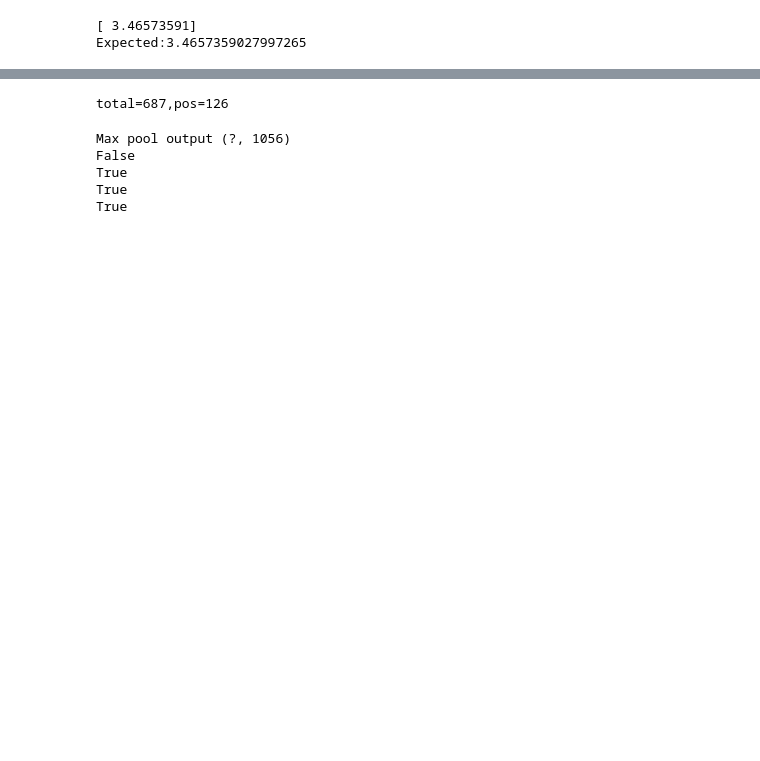
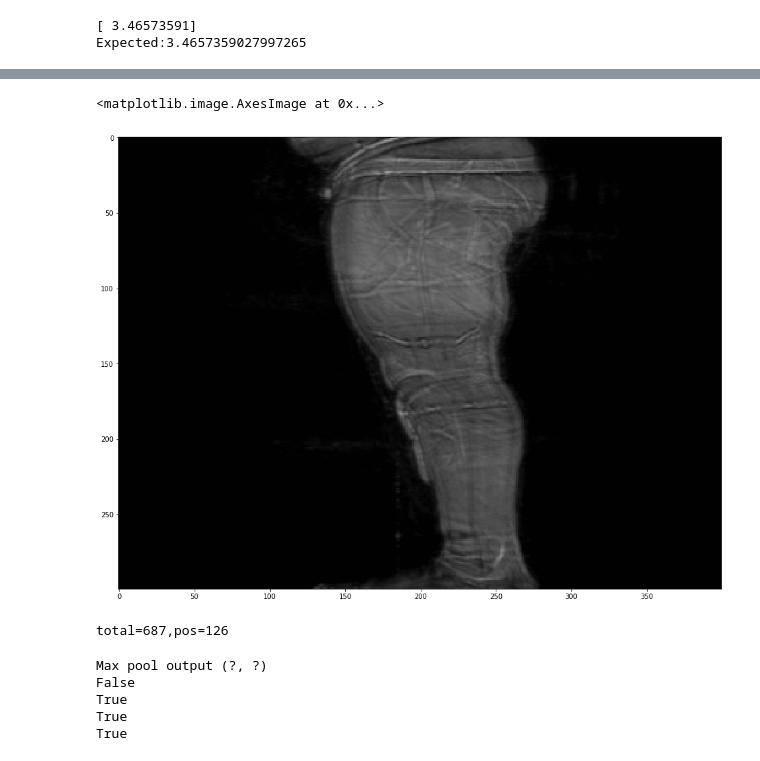
Before and after one commit to brayan07/machine-learning, a Jupyter notebook: projects/capstone/DHSThreatRecognition/Part Review and Simple Case Study.ipynb, the cells around one changed output, grey strips where cells are left out. Drawn from its saved outputs; the diff is of its cells as text; code cells hidden in the pictures; blank space fills up the shorter version.

```diff
--- a/projects/capstone/DHSThreatRecognition/Part Review and Simple Case Study.ipynb
+++ b/projects/capstone/DHSThreatRecognition/Part Review and Simple Case Study.ipynb
@@ -164,7 +166,7 @@ from keras.metrics import binary_accuracy
 from keras.layers.wrappers import TimeDistributed
 from keras.layers.recurrent import LSTM
 from keras.losses import binary_crossentropy
-from keras.applications.inception_v3 import InceptionV3
+from keras.applications.inception_v3 import InceptionV3,preprocess_input
 from keras.layers.core import Lambda
 import tensorflow as tf
 
@@ -199,7 +201,7 @@ def getSingleLegModel(lstm_dim=5):
     #preprocess and extract channels
     input_img_pp = Lambda(ToRGB)(input_img)
     input_img_pp = Lambda(ToGreyScale)(input_img_pp)
-    input_img_pp = Lambda(resv2.preprocess_input)(input_img_pp)
+    input_img_pp = Lambda(preprocess_input)(input_img_pp)
     input_img_pp = Lambda(ToNewShape)(input_img_pp)
 
     #Load resnet
@@ -213,13 +215,13 @@ def getSingleLegModel(lstm_dim=5):
 
     #Take off top
     reduced_net = Model(incep.input,[incep.get_layer('mixed1').output,
-                                    incep.get_layer('mixed3').output])
+                                    incep.get_layer('mixed8').output,
+                                    incep.get_layer('mixed10').output])
     output = reduced_net(input_img_pp)
     out_reduced = []
     for out in output:
         out_reduced.append(GlobalMaxPool2D()(out))
     mixed_layers = Concatenate()(out_reduced)
-    print("Max pool output {}".format(mixed_layers.shape))
     intermediate_model = Model(input_img,mixed_layers)
 
     #Time distributed model
@@ -227,13 +229,13 @@ def getSingleLegModel(lstm_dim=5):
     sequenced_model = TimeDistributed(intermediate_model)(input_scan)
 
     #One lstm layer for now
-    lstm = LSTM(lstm_dim,recurrent_dropout=0.20)(sequenced_model)
+    #lstm = LSTM(lstm_dim,recurrent_dropout=0.10)(sequenced_model)
 
     #Finally, 1 dense layers
-    out = Dense(1,activation='sigmoid')(lstm)
+    #out = Dense(1,activation='sigmoid',use_bias=False)(lstm)
     #complete model
     try:
-        return Model(input_scan, out)
+        return Model(input_scan,sequenced_model)#Model(input_scan, out)
     finally:
         del intermediate_model,sequenced_model,incep
 # %%
@@ -314,7 +316,10 @@ print(result.shape)
 # %%
 fig = plt.figure(figsize = (16,16))
 ax = fig.add_subplot(111)
-ax.imshow(result[0,5,:,:,:])#, cmap = 'viridis')
+ax.imshow(result[0,1,:,:,:])#, cmap = 'viridis')
+# %% [output]
+<matplotlib.image.AxesImage at 0x...>
+[figure, added]
 # %%
 #Test how many positive samples
 import pickle
@@ -342,13 +347,13 @@ print("total={},pos={}".format(s,pos))
 total=687,pos=126
 # %%
 from keras.models import load_model
-lstm_dim = 20
+lstm_dim = 10
 recurrent_model = getSingleLegModel(lstm_dim)
 for l in  recurrent_model.layers:
     print(l.trainable)
 #recurrent_model = load_model('check_points/2017_9_26_21_ScanModel_00-0.70.hdf5')
 # %% [output]
-Max pool output (?, 1056)
+Max pool output (?, ?)
 False
 True
 True
```
Also changed, not shown: parts of 17 cells of this notebook, 1 other file.
